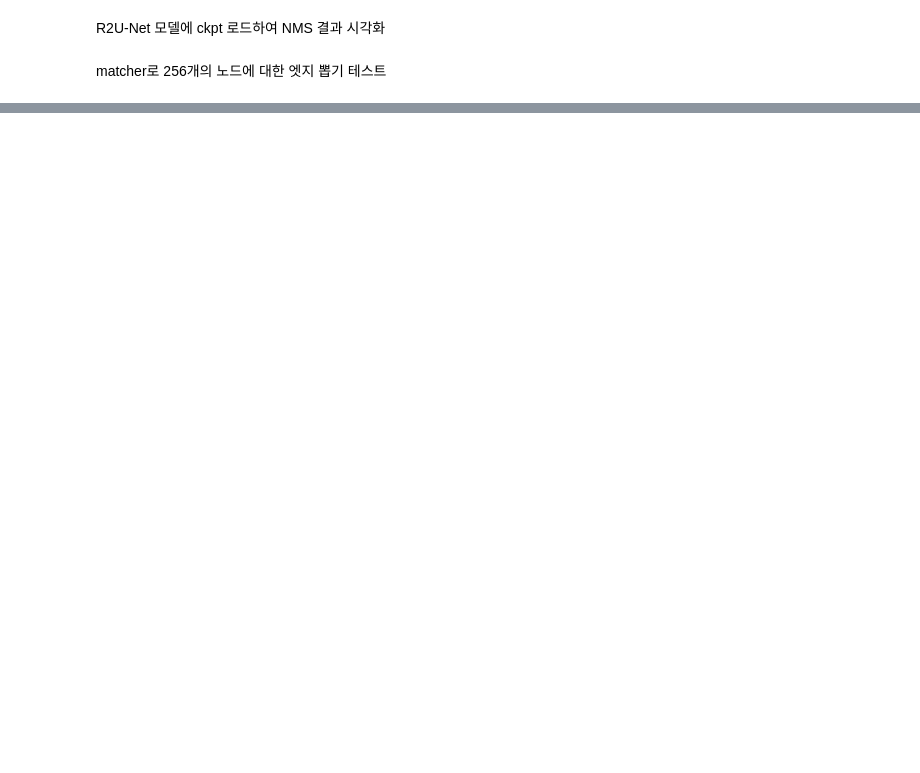
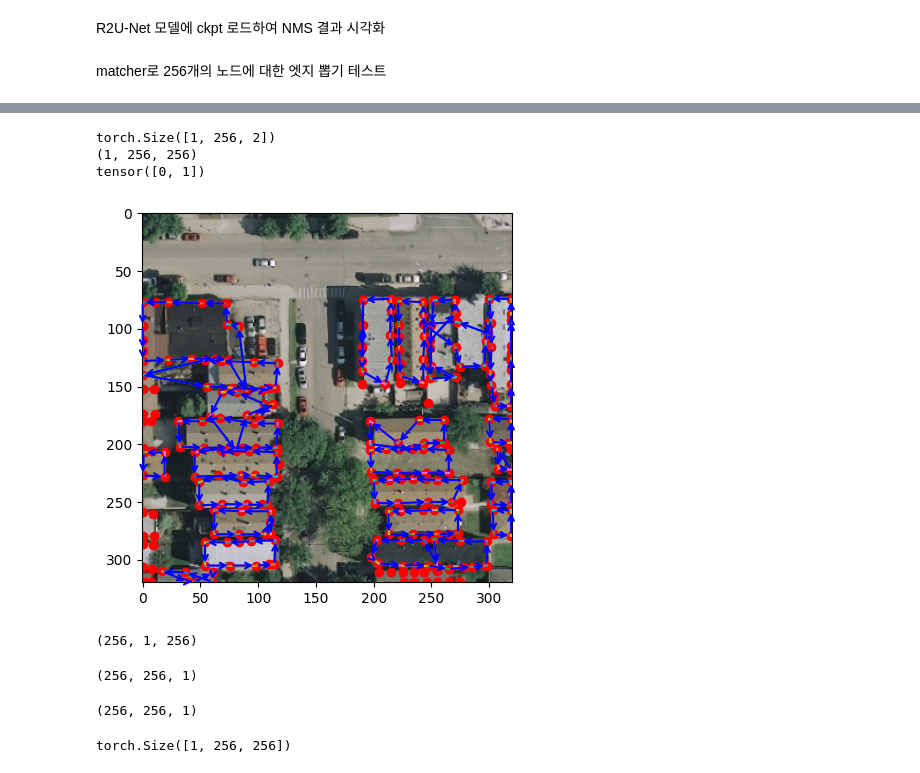
Before and after one commit to tmits37/relationformer, a Jupyter notebook: test_inference_TopDiG.ipynb, the cells around one changed output, grey strips where cells are left out. Saved outputs shown, nothing was run; the diff lists cells and outputs as text; code cells hidden in the pictures; blank space fills up the shorter version.

```diff
--- a/test_inference_TopDiG.ipynb
+++ b/test_inference_TopDiG.ipynb
@@ -436,0 +435,62 @@ print(a.transpose())
+# %%
+from models.DGS import HungarianMatcher
+from matplotlib.patches import FancyArrowPatch
+
+image = resize(data[0][1], (3, 320, 320), anti_aliasing=True, preserve_range=True)
+image = image.transpose(1,2,0)
+heatmap =  data[1][1].detach().cpu().numpy()
+nodes = data[2][1].detach().cpu().numpy()
+edges = data[3][1].detach().cpu().numpy()
+
+
+output = {'pred_nodes': nms_TopDiG[1][1:2].detach().cpu() / 320}
+target = {'nodes': [data[2][1].detach().cpu().float()],
+          'edges': [data[3][1].detach().cpu()]}
+
+matcher = HungarianMatcher()
+out = matcher(output, target)
+gt_score = out.detach().cpu().numpy()
+gt_score = gt_score.transpose(0,2,1)
+# plt.imshow(gt_score[0])
+print(output['pred_nodes'].shape)
+print(gt_score.shape)
+print(out.unique())
+edges=[]
+for i in range(256):
+    for j in range(256):
+        if gt_score[0][i][j] == 1:
+            edges.append((i, j))
+nodes = output['pred_nodes'][0]*320
+nodes = nodes.detach().cpu().numpy()
+# Visualize
+plt.imshow(min_max_normalize(image, 0))
+# gt_nodes = data[2][1].detach().cpu().numpy() * image.shape[0]
+# plt.scatter(gt_nodes[:,1], gt_nodes[:,0], color='r')
+for x, _ in edges:
+    plt.scatter(nodes[x][1], nodes[x][0], color='r')
+for e in edges:
+    connect = np.stack([nodes[e[0]], nodes[e[1]]], axis=0)
+    plt.plot(connect[:,1], connect[:,0])
+    plt.annotate("", xy=nodes[e[0]][::-1], xytext=nodes[e[1]][::-1],
+                arrowprops=dict(arrowstyle="->", lw=1.5, color='blue'))
+# %% [output]
+torch.Size([1, 256, 2])
+(1, 256, 256)
+tensor([0, 1])
+[figure, added]
+# %%
+gt_score.shape
+# %% [output]
+(256, 1, 256)
+# %%
+gt_score.shape
+# %% [output]
+(256, 256, 1)
+# %%
+gt_score.shape
+# %% [output]
+(256, 256, 1)
+# %%
+out.shape
+# %% [output]
+torch.Size([1, 256, 256])
```
Also changed, not shown: parts of 11 cells of this notebook, 7 other files.
